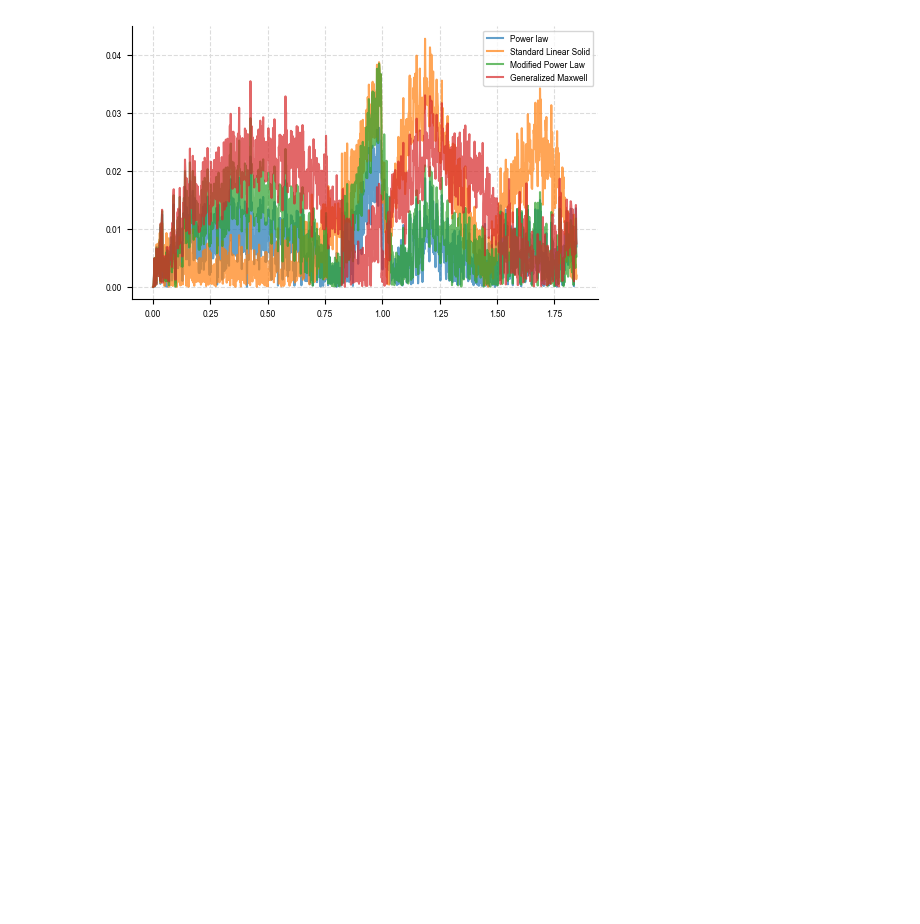
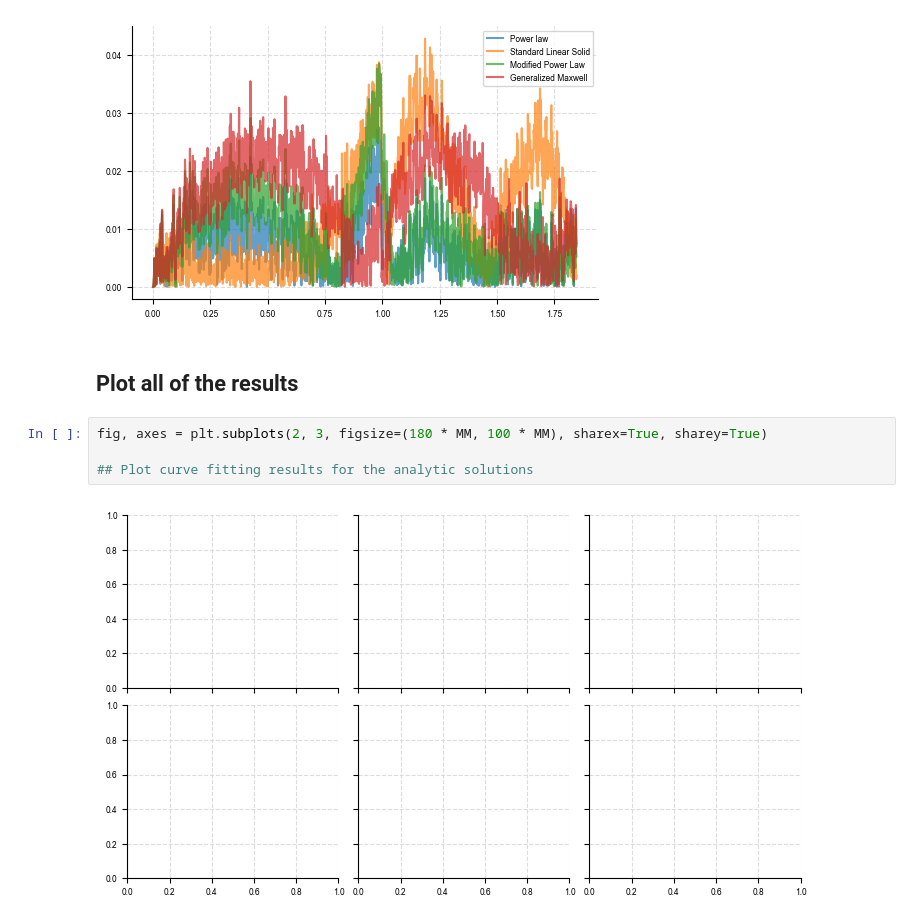
Before and after one commit to Jhko725/NeuralConstitutiveEq.jl, a Jupyter notebook: notebooks/2_fit_experimental_data.ipynb, the cells around one changed output. Drawn from its saved outputs; the diff is of its cells as text; blank space fills up the shorter version.

```diff
--- a/notebooks/2_fit_experimental_data.ipynb
+++ b/notebooks/2_fit_experimental_data.ipynb
@@ -733,3 +873,11 @@ ax.legend()
 # %% [output]
 <matplotlib.legend.Legend at 0x...>
 [figure]
+# %% [markdown]
+## Plot all of the results
+# %%
+fig, axes = plt.subplots(2, 3, figsize=(180 * MM, 100 * MM), sharex=True, sharey=True)
+
+## Plot curve fitting results for the analytic solutions
+# %% [output]
+[figure, added]
```
Also changed, not shown: parts of 27 cells of this notebook, 7 other files.
